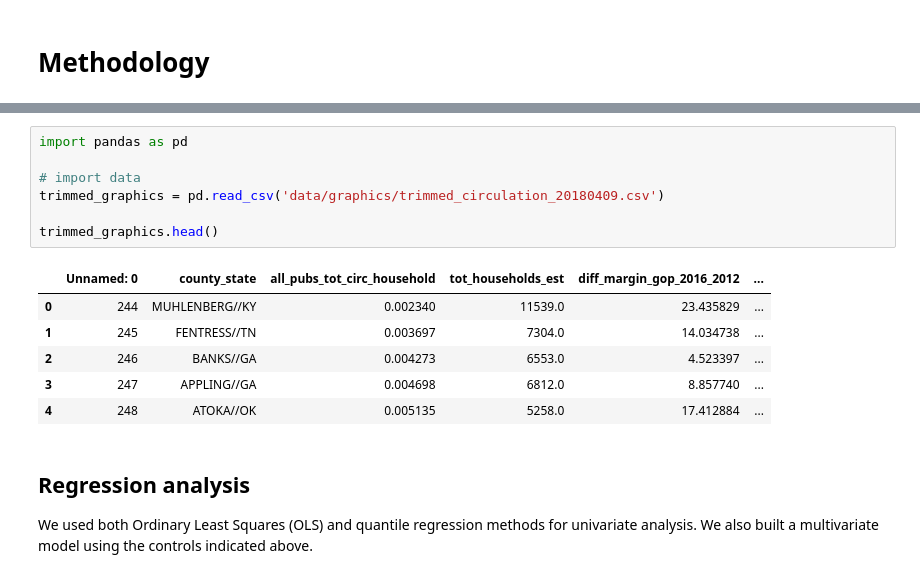
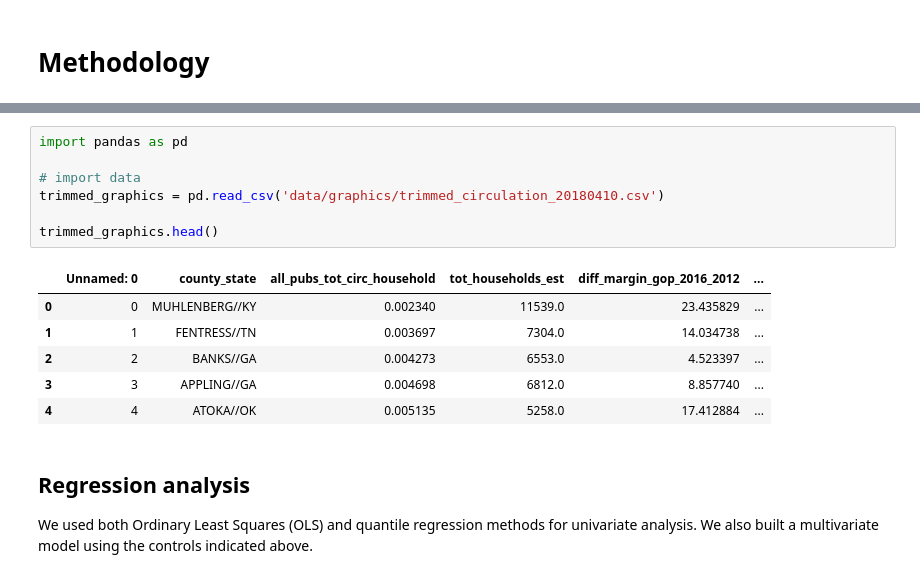
Before and after one commit to The-Politico/data_news-deserts-analysis, a Jupyter notebook: Nerd Box - News deserts and the 2016 election.ipynb, the cells around one changed output, grey strips where cells are left out. Saved outputs shown, nothing was run; the diff lists cells and outputs as text.

```diff
--- a/Nerd Box - News deserts and the 2016 election.ipynb
+++ b/Nerd Box - News deserts and the 2016 election.ipynb
@@ -61,17 +61,17 @@ The final database includes the following variables:
 # %%
 import pandas as pd
 
 # import data
-trimmed_graphics = pd.read_csv('data/graphics/trimmed_circulation_20180409.csv')
+trimmed_graphics = pd.read_csv('data/graphics/trimmed_circulation_20180410.csv')
 
 trimmed_graphics.head()
 # %% [output]
 |  | Unnamed: 0 | county_state | all_pubs_tot_circ_household | tot_households_est | diff_margin_gop_2016_2012 | ... |
-| 0 | 244 | MUHLENBERG//KY | 0.002340 | 11539.0 | 23.435829 | ... |
-| 1 | 245 | FENTRESS//TN | 0.003697 | 7304.0 | 14.034738 | ... |
-| 2 | 246 | BANKS//GA | 0.004273 | 6553.0 | 4.523397 | ... |
-| 3 | 247 | APPLING//GA | 0.004698 | 6812.0 | 8.857740 | ... |
-| 4 | 248 | ATOKA//OK | 0.005135 | 5258.0 | 17.412884 | ... |
+| 0 | 0 | MUHLENBERG//KY | 0.002340 | 11539.0 | 23.435829 | ... |
+| 1 | 1 | FENTRESS//TN | 0.003697 | 7304.0 | 14.034738 | ... |
+| 2 | 2 | BANKS//GA | 0.004273 | 6553.0 | 4.523397 | ... |
+| 3 | 3 | APPLING//GA | 0.004698 | 6812.0 | 8.857740 | ... |
+| 4 | 4 | ATOKA//OK | 0.005135 | 5258.0 | 17.412884 | ... |
 # %% [markdown]
 ## Regression analysis
 
```
Also changed, not shown: parts of 11 cells of this notebook, 2 other files.
